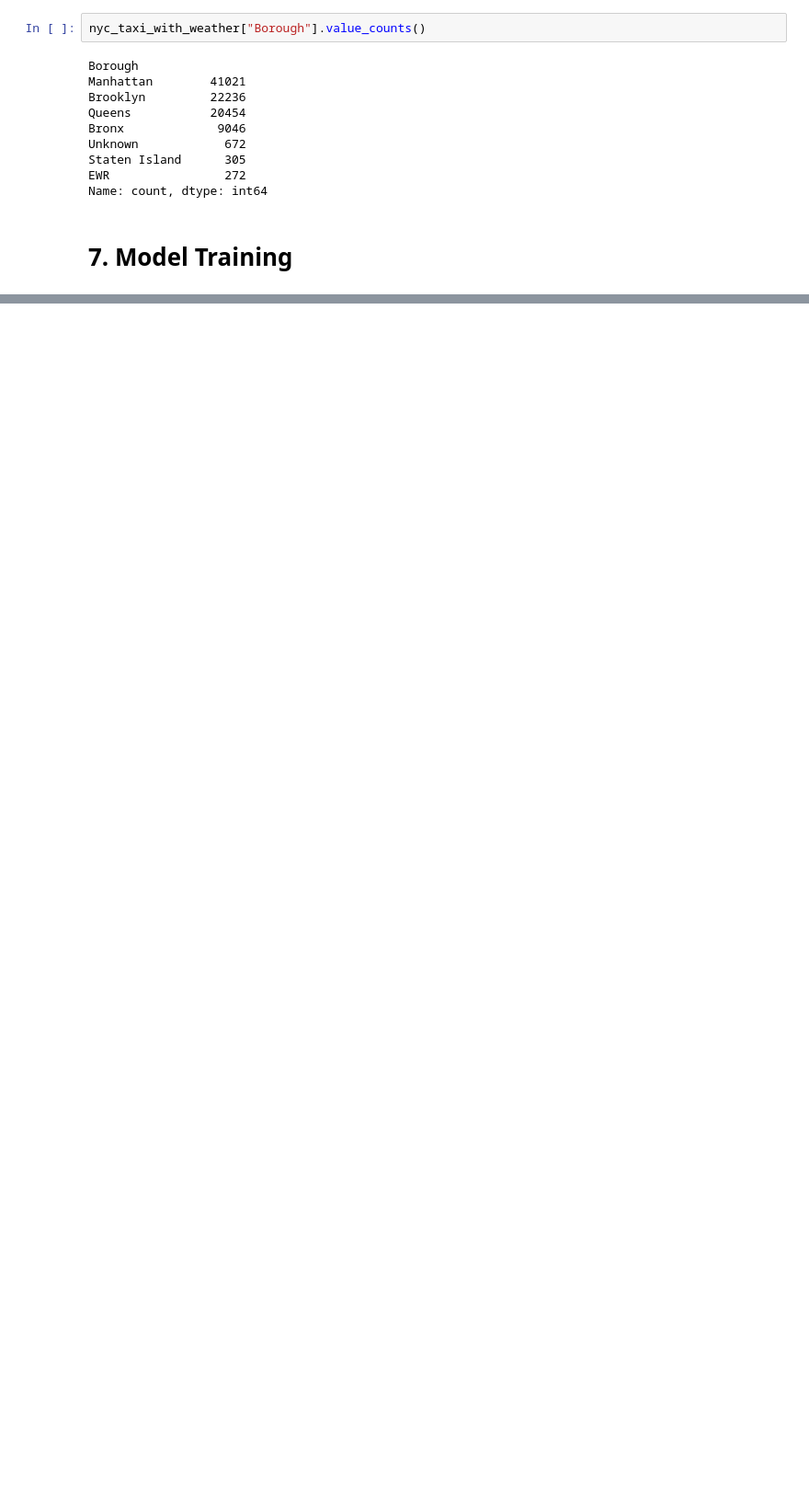
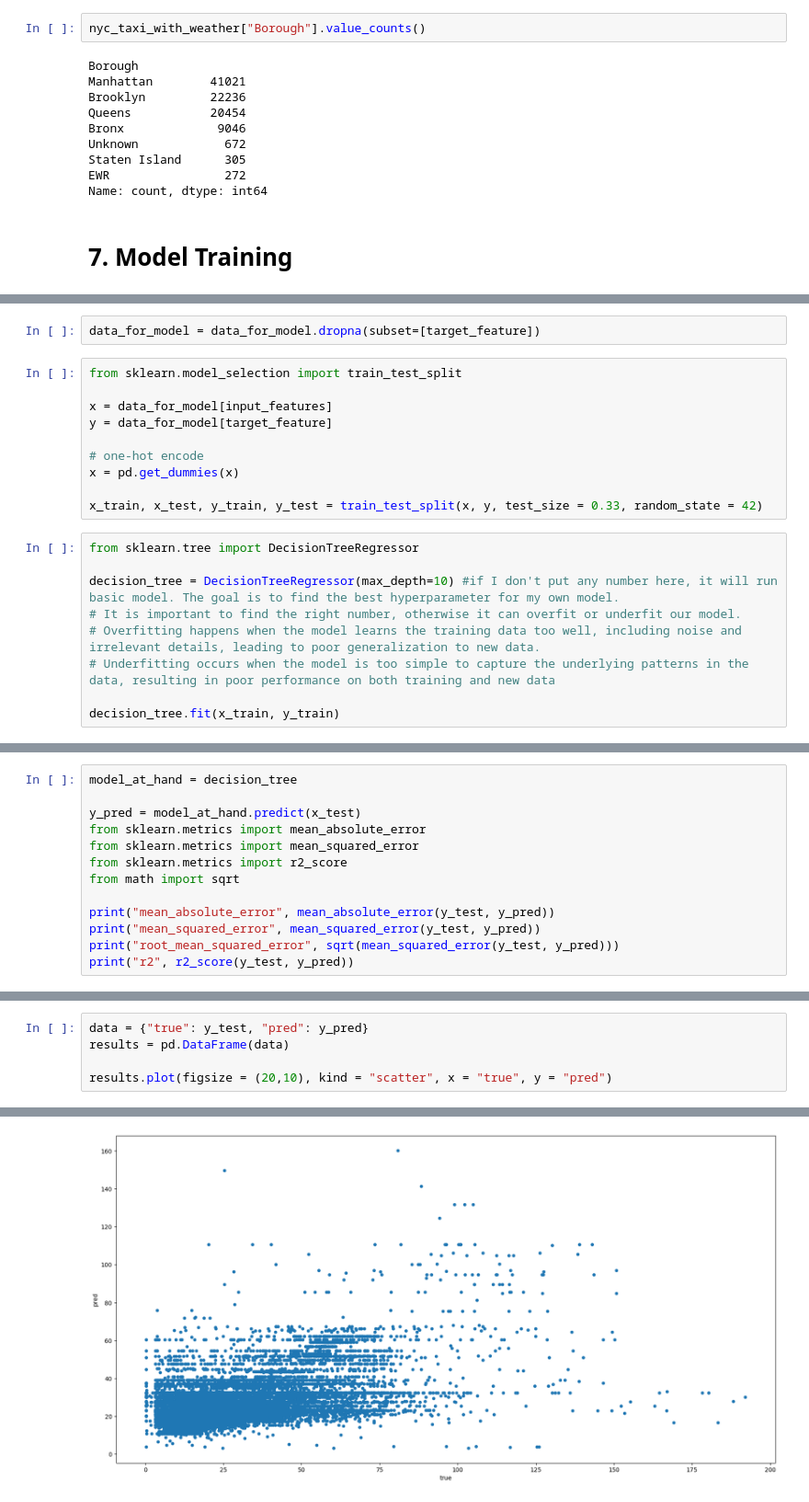
Before and after one commit to AndreaMaratova/New-York-Taxi-Analysis, a Jupyter notebook: Presentable notebook.ipynb, the cells around one changed output, grey strips where cells are left out. Shown at 92% size. Drawn from its saved outputs; the diff is of its cells as text; blank space fills up the shorter version.

Commit message:
Now ready for Model Tuning

```diff
--- a/Presentable notebook.ipynb
+++ b/Presentable notebook.ipynb
@@ -854,0 +892,21 @@ Name: count, dtype: int64
+# %%
+data_for_model = data_for_model.dropna(subset=[target_feature])
+# %%
+from sklearn.model_selection import train_test_split
+
+x = data_for_model[input_features]
+y = data_for_model[target_feature]
+
+# one-hot encode
+x = pd.get_dummies(x)
+
+x_train, x_test, y_train, y_test = train_test_split(x, y, test_size = 0.33, random_state = 42)
+# %%
+from sklearn.tree import DecisionTreeRegressor
+
+decision_tree = DecisionTreeRegressor(max_depth=10) #if I don't put any number here, it will run basic model. The goal is to find the best hyperparameter for my own model.
+# It is important to find the right number, otherwise it can overfit or underfit our model.
+# Overfitting happens when the model learns the training data too well, including noise and irrelevant details, leading to poor generalization to new data.
+# Underfitting occurs when the model is too simple to capture the underlying patterns in the data, resulting in poor performance on both training and new data
+
+decision_tree.fit(x_train, y_train)
@@ -854,0 +915,13 @@ Name: count, dtype: int64
+# %%
+model_at_hand = decision_tree
+
+y_pred = model_at_hand.predict(x_test)
+from sklearn.metrics import mean_absolute_error
+from sklearn.metrics import mean_squared_error
+from sklearn.metrics import r2_score
+from math import sqrt
+
+print("mean_absolute_error", mean_absolute_error(y_test, y_pred))
+print("mean_squared_error", mean_squared_error(y_test, y_pred))
+print("root_mean_squared_error", sqrt(mean_squared_error(y_test, y_pred)))
+print("r2", r2_score(y_test, y_pred))
@@ -854,0 +933,6 @@ Name: count, dtype: int64
+# %%
+data = {"true": y_test, "pred": y_pred}
+results = pd.DataFrame(data)
+
+results.plot(figsize = (20,10), kind = "scatter", x = "true", y = "pred")
+# %% [output]
@@ -854,0 +940 @@ Name: count, dtype: int64
+[figure, added]
```
Also changed, not shown: parts of 32 cells of this notebook.
